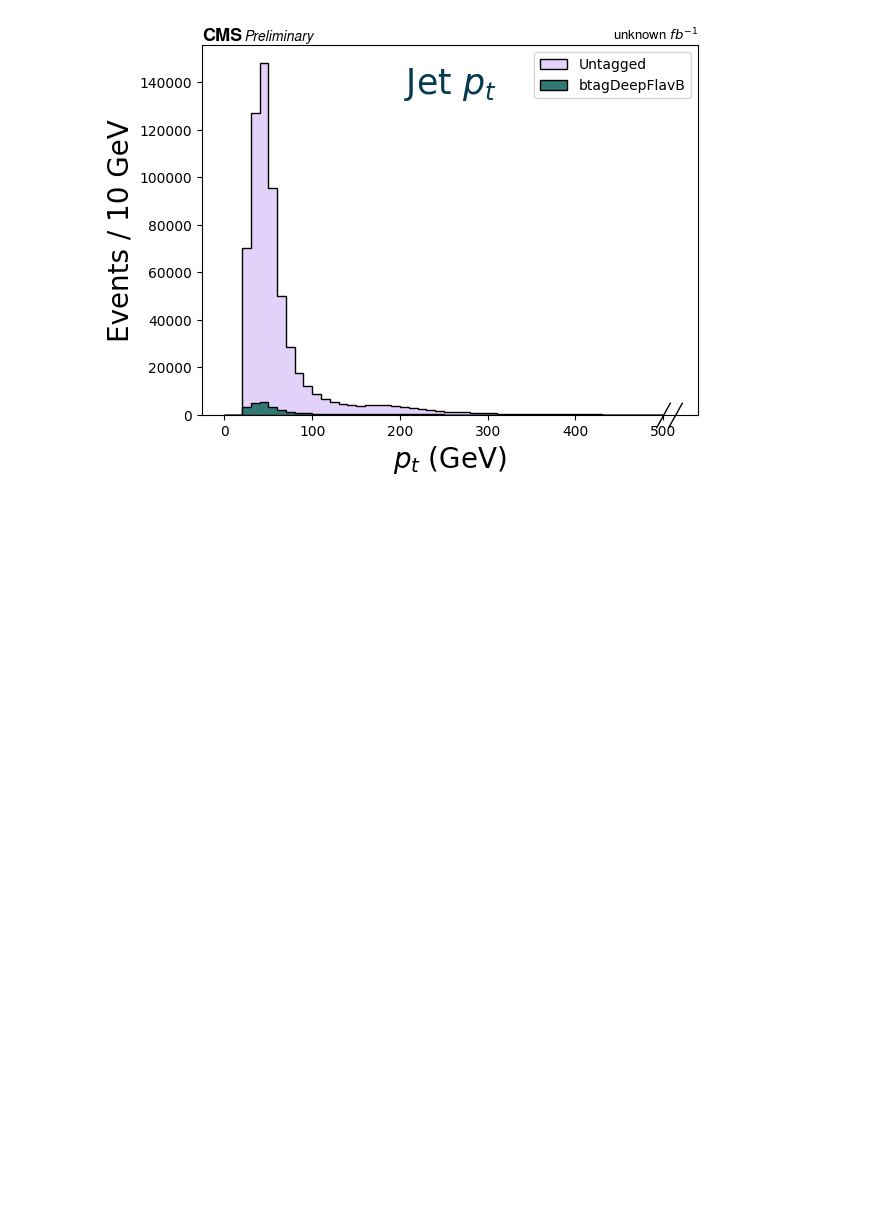
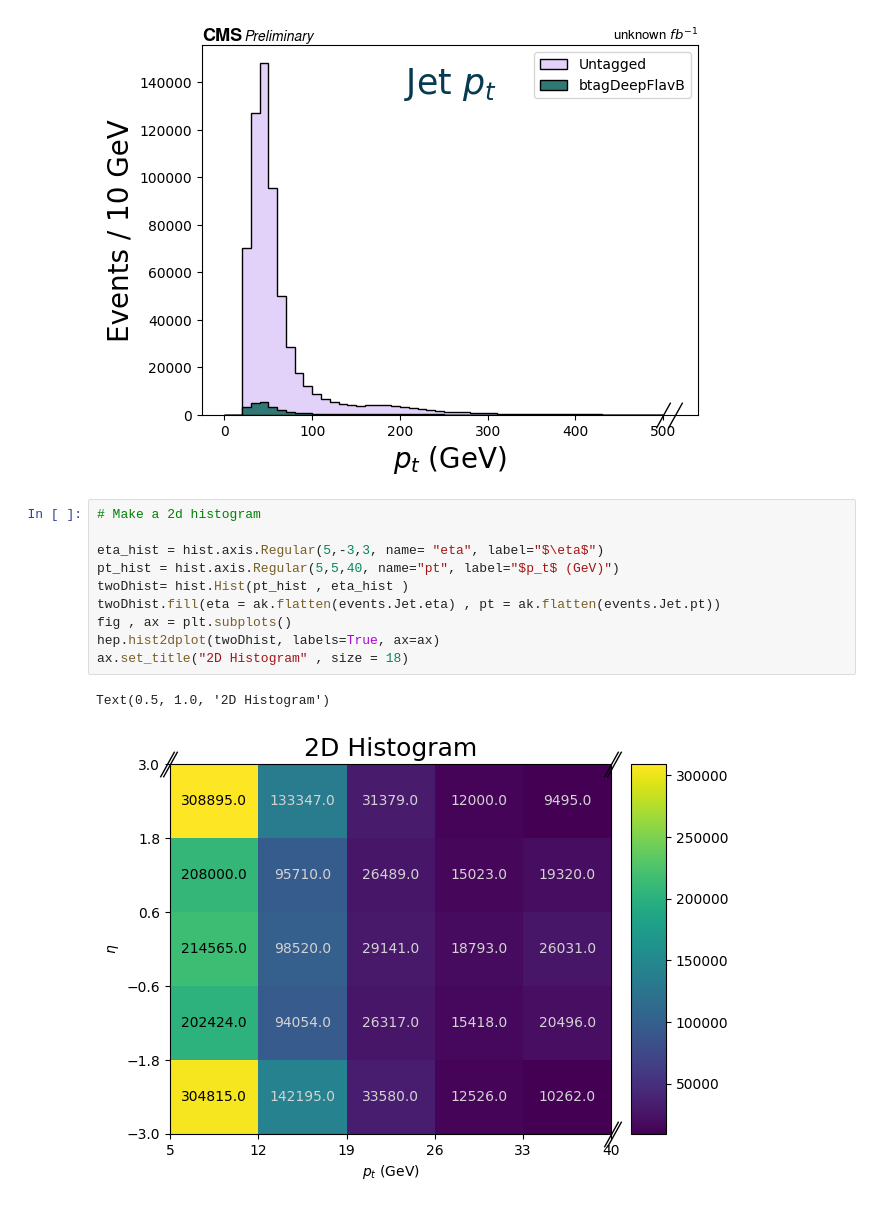
Before and after one commit to prayagyadav/MonoHiggstobb, a Jupyter notebook: Preliminary_Plots.ipynb, the cells around one changed output. Drawn from its saved outputs; the diff is of its cells as text; blank space fills up the shorter version.

```diff
--- a/Preliminary_Plots.ipynb
+++ b/Preliminary_Plots.ipynb
@@ -154,3 +135,16 @@ ax.legend()
 # %% [output]
 <matplotlib.legend.Legend at 0x...>
 [figure]
+# %%
+# Make a 2d histogram
+
+eta_hist = hist.axis.Regular(5,-3,3, name= "eta", label="$\eta$")
+pt_hist = hist.axis.Regular(5,5,40, name="pt", label="$p_t$ (GeV)")
+twoDhist= hist.Hist(pt_hist , eta_hist )
+twoDhist.fill(eta = ak.flatten(events.Jet.eta) , pt = ak.flatten(events.Jet.pt))
+fig , ax = plt.subplots()
+hep.hist2dplot(twoDhist, labels=True, ax=ax)
+ax.set_title("2D Histogram" , size = 18)
+# %% [output]
+Text(0.5, 1.0, '2D Histogram')
+[figure, added]
```
Also changed, not shown: parts of 5 cells of this notebook.
